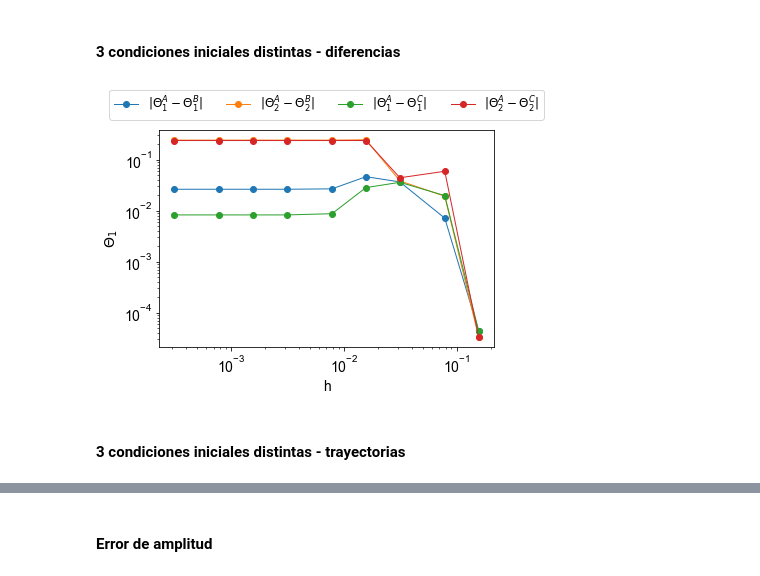
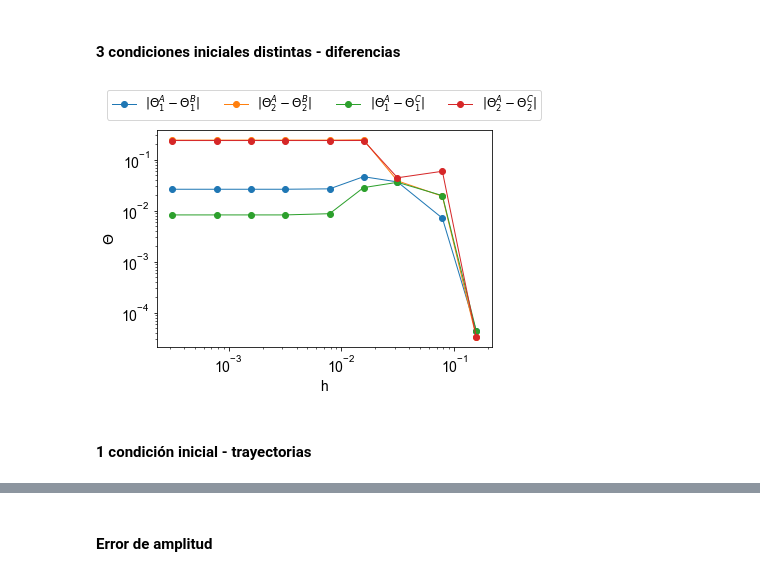
Before and after one commit to Lupama2/Guias_Metodos_Num_Fluidos_I, a Jupyter notebook: Guias/Guia_2/Ejercicio_4/Programa/graficos/graficos.ipynb, the cells around one changed output, grey strips where cells are left out. Drawn from its saved outputs; the diff is of its cells as text; code cells hidden in the pictures.

```diff
--- a/Guias/Guia_2/Ejercicio_4/Programa/graficos/graficos.ipynb
+++ b/Guias/Guia_2/Ejercicio_4/Programa/graficos/graficos.ipynb
@@ -386,29 +386,27 @@ datos = genfromtxt('datos/doble_3CI_difs.csv', delimiter=',')
 # %%
 #Parámetros de la fuente del gráfico
 font = {'family' : 'Arial',
         'weight' : 'normal',
         'size'   : 14}
 matplotlib.rc('font', **font)
 
 #Grafico
 plt.plot(datos[:,0], np.abs(datos[:,1]), label='$|\Theta_1^A - \Theta_1^B|$',marker='o',linewidth=1)
 plt.plot(datos[:,0], np.abs(datos[:,2]), label='$|\Theta_2^A - \Theta_2^B|$',marker='o',linewidth=1)
 plt.plot(datos[:,0], np.abs(datos[:,3]), label='$|\Theta_1^A - \Theta_1^C|$',marker='o',linewidth=1)
 plt.plot(datos[:,0], np.abs(datos[:,4]), label='$|\Theta_2^A - \Theta_2^C|$',marker='o',linewidth=1)
 
 plt.legend(loc='lower center', ncol = 4,fontsize = 12, bbox_to_anchor=(0, 1.02, 1, 0.2))
 plt.xlabel('h')
-plt.ylabel('$\Theta_1$')
+plt.ylabel('$\Theta$')
 # plt.xticks(x, my_xticks)
 # plt.yticks(np.arange(y.min(), y.max(), 0.005))
 # plt.yticks(np.arange(-0.5,0.5 + 0.2,0.2))
 # plt.xlim(10.0**-4, 10.0**0)
 plt.xscale("log")
 plt.yscale("log")
 
 #Guardo el gráfico
 plt.savefig('doble_3CI_difs.pdf', format='pdf',bbox_inches = "tight")
 # %% [output]
-[figure, old version]
+[figure, new version]
-# %% [markdown]
-#### 3 condiciones iniciales distintas - trayectorias
@@ -416,0 +413,2 @@ doble_3CI_trayectorias
+# %% [markdown]
+#### 1 condición inicial - trayectorias
```
Also changed, not shown: parts of 9 cells of this notebook, 8 other files.
